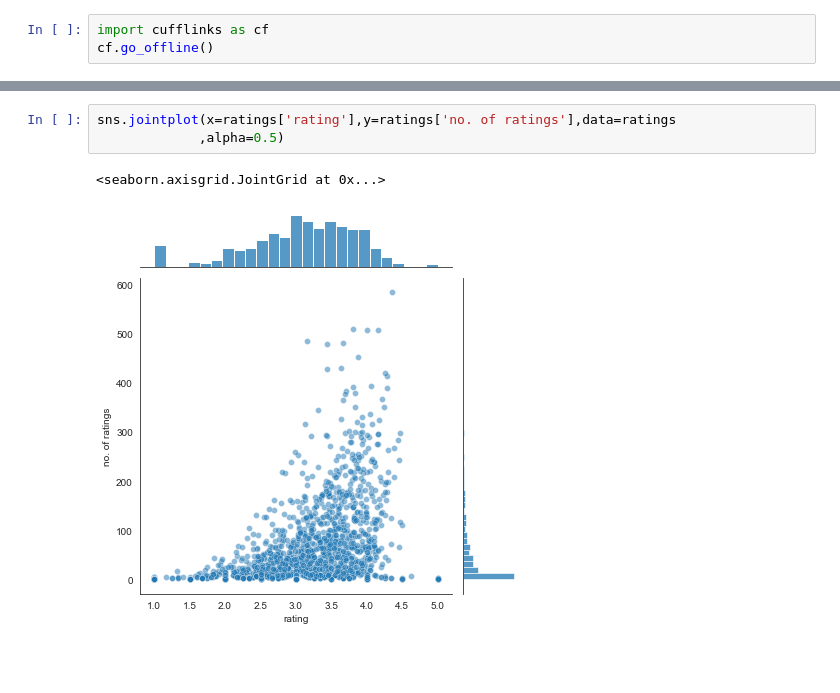
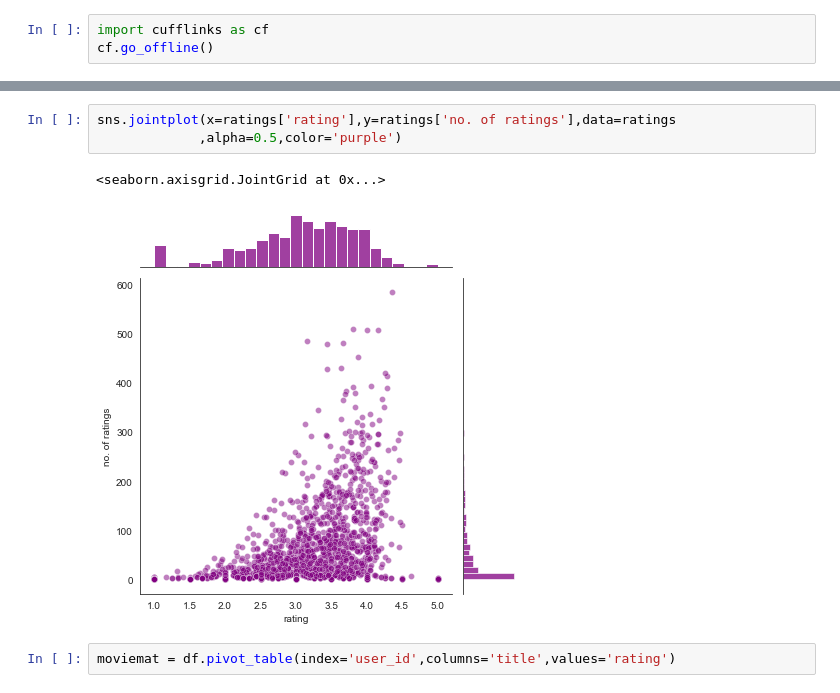
Before and after one commit to Sojiknight/ML-, a Jupyter notebook: Recommender Systems.ipynb, the cells around one changed output, grey strips where cells are left out. Drawn from its saved outputs; the diff is of its cells as text; blank space fills up the shorter version.

```diff
--- a/Recommender Systems.ipynb
+++ b/Recommender Systems.ipynb
@@ -119,7 +144,9 @@ ratings['rating'].iplot(kind='hist',bins=70,colors='henanigans_purple1')
 [interactive output not drawn]
 # %%
 sns.jointplot(x=ratings['rating'],y=ratings['no. of ratings'],data=ratings
-             ,alpha=0.5)
+             ,alpha=0.5,color='purple')
 # %% [output]
 <seaborn.axisgrid.JointGrid at 0x...>
-[figure, old version]
+[figure, new version]
+# %%
+moviemat = df.pivot_table(index='user_id',columns='title',values='rating')
```
Also changed, not shown: parts of 22 cells of this notebook.
